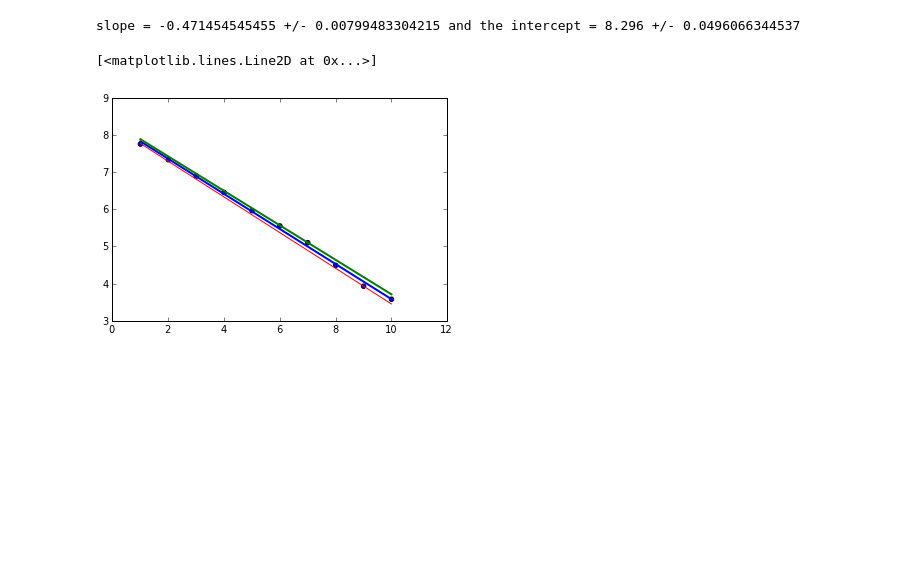
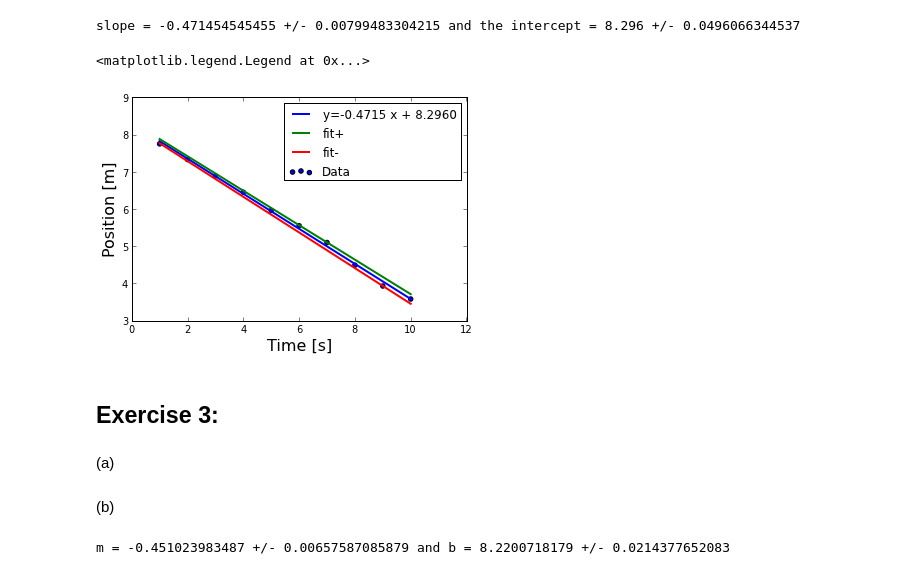
Before and after one commit to jdfreder/MCG, a Jupyter notebook: Week9/DataIO.ipynb, the cells around one changed output. Drawn from its saved outputs; the diff is of its cells as text; code cells hidden in the pictures; blank space fills up the shorter version.

Commit message:
File IO and Linear Regression

```diff
--- a/Week9/DataIO.ipynb
+++ b/Week9/DataIO.ipynb
@@ -118,11 +118,19 @@ print "slope = "+str(LinearLeastSquaresFit(x,y)[0])+" +/- "+str(LinearLeastSquar
 # %% [output]
 slope = -0.471454545455 +/- 0.00799483304215 and the intercept = 8.296 +/- 0.0496066344537
 # %%
-scatter(x,y)
-plot(x,LinearLeastSquaresFit(x,y)[0]*x+LinearLeastSquaresFit(x,y)[1],lw=2)
-plot(x,(LinearLeastSquaresFit(x,y)[0]+LinearLeastSquaresFit(x,y)[2])*x+(LinearLeastSquaresFit(x,y)[1]+LinearLeastSquaresFit(x,y)[3]),lw=2)
-plot(x,(LinearLeastSquaresFit(x,y)[0]-LinearLeastSquaresFit(x,y)[2])*x+(LinearLeastSquaresFit(x,y)[1]-LinearLeastSquaresFit(x,y)[3]))
-linelabel="y=%.4f x + %.4f" % (m,b)
+linelabel='y=%.4f x + %.4f' %(LinearLeastSquaresFit(x,y)[0],LinearLeastSquaresFit(x,y)[1])
+scatter(x,y,label='Data')
+plot(x,LinearLeastSquaresFit(x,y)[0]*x+LinearLeastSquaresFit(x,y)[1],lw=2,label=linelabel)
+plot(x,(LinearLeastSquaresFit(x,y)[0]+LinearLeastSquaresFit(x,y)[2])*x+(LinearLeastSquaresFit(x,y)[1]+LinearLeastSquaresFit(x,y)[3]),lw=2,label='fit+')
+plot(x,(LinearLeastSquaresFit(x,y)[0]-LinearLeastSquaresFit(x,y)[2])*x+(LinearLeastSquaresFit(x,y)[1]-LinearLeastSquaresFit(x,y)[3]),lw=2,label='fit-')
+xlabel('Time [s]',fontsize=16)
+ylabel('Position [m]',fontsize=16)
+legend(loc='best')
 # %% [output]
-[<matplotlib.lines.Line2D at 0x...>]
+<matplotlib.legend.Legend at 0x...>
-[figure, old version]
+[figure, new version]
+# %% [markdown]
+Exercise 3:
+-
+# %% [markdown]
+(a)
@@ -128,0 +145,9 @@ linelabel="y=%.4f x + %.4f" % (m,b)
+# %% [markdown]
+(b)
+# %%
+x,y,sigy=loadtxt('linearData.dat',unpack=True)
+w=1/sigy**2
+WeightedLinearLeastSquaresFit(x,y,w)
+print 'm =',WeightedLinearLeastSquaresFit(x,y,w)[0],"+/-",WeightedLinearLeastSquaresFit(x,y,w)[1],'and b =',WeightedLinearLeastSquaresFit(x,y,w)[2],'+/-',WeightedLinearLeastSquaresFit(x,y,w)[3]
+# %% [output]
+m = -0.451023983487 +/- 0.00657587085879 and b = 8.2200718179 +/- 0.0214377652083
```
Also changed, not shown: parts of 3 cells of this notebook.
